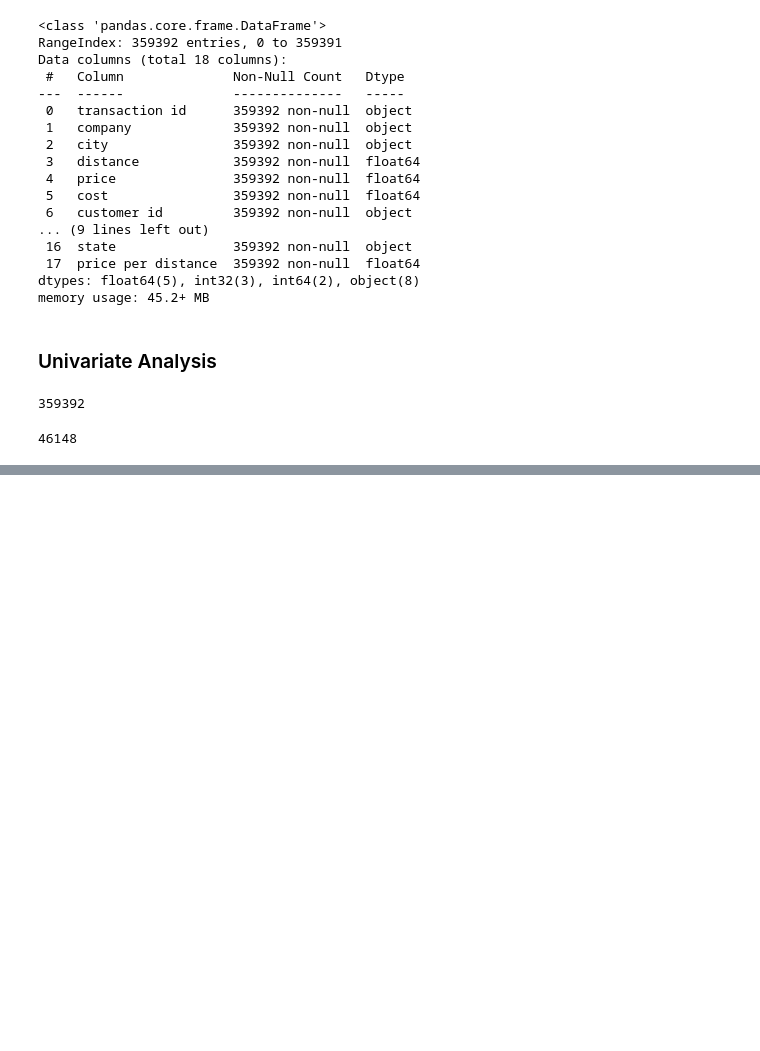
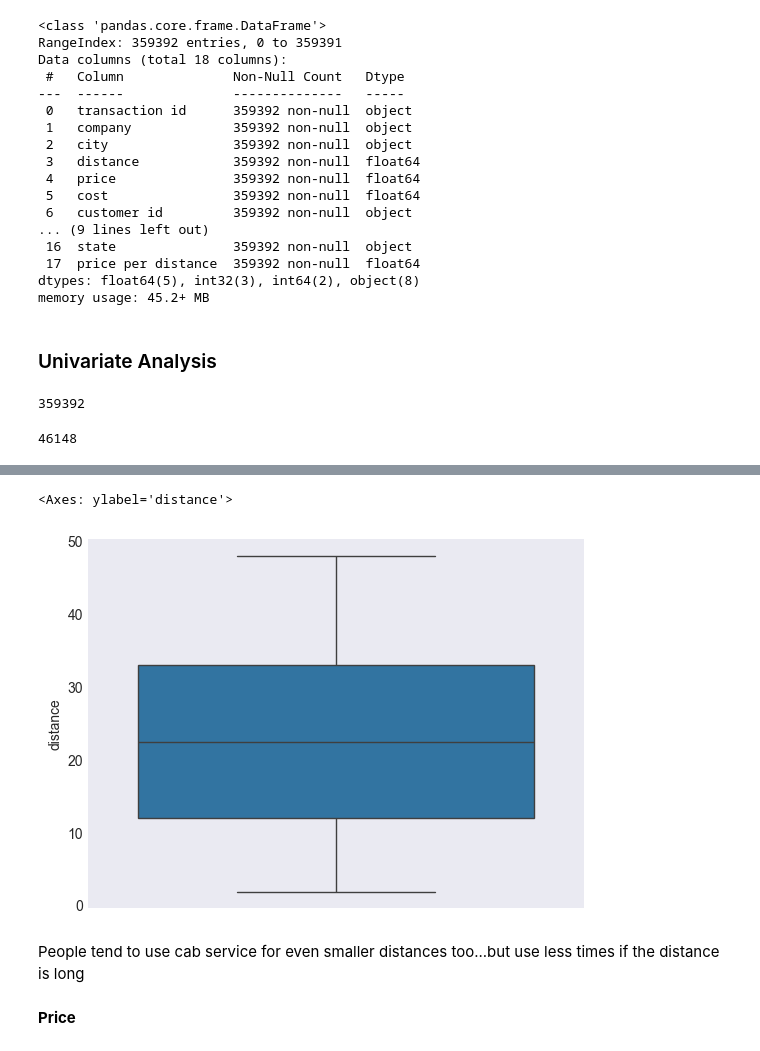
Before and after one commit to IamRaNo/cab_data_analysis, a Jupyter notebook: cab_data_analysis.ipynb, the cells around one changed output, grey strips where cells are left out. Saved outputs shown, nothing was run; the diff lists cells and outputs as text; code cells hidden in the pictures; blank space fills up the shorter version.

```diff
--- a/cab_data_analysis.ipynb
+++ b/cab_data_analysis.ipynb
@@ -552,0 +640,9 @@ data['customer id'].nunique()
+# %%
+sns.boxplot(data['distance'])
+# %% [output]
+<Axes: ylabel='distance'>
+[figure, added]
+# %% [markdown]
+People tend to use cab service for even smaller distances too...but use less times if the distance is long
+# %% [markdown]
+**Price**
```
Also changed, not shown: parts of 62 cells of this notebook.
